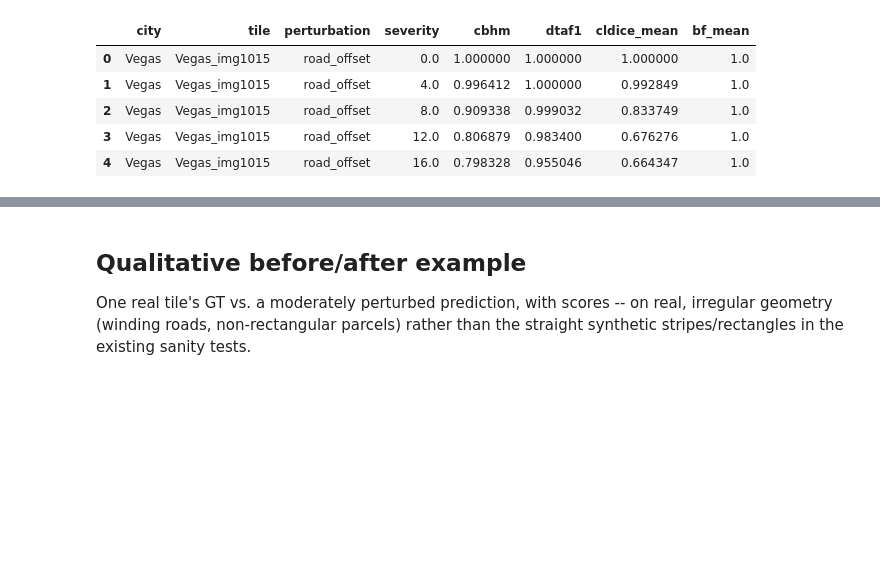
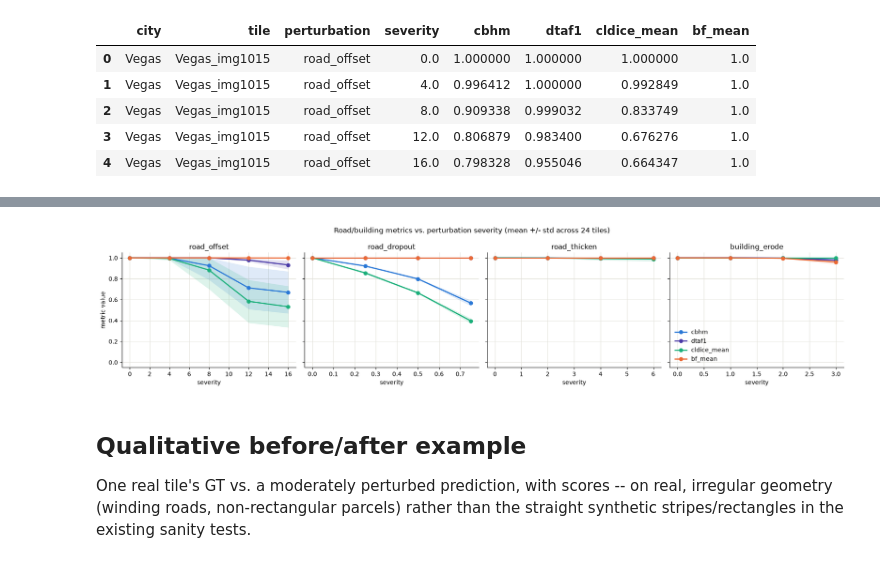
Before and after one commit to DanielZGeorge/PLEM, a Jupyter notebook: notebooks/real_data_evaluation.ipynb, the cells around one changed output, grey strips where cells are left out. Cells and saved outputs as stored; diff of their text form; code cells hidden in the pictures; blank space fills up the shorter version.

```diff
--- a/notebooks/real_data_evaluation.ipynb
+++ b/notebooks/real_data_evaluation.ipynb
@@ -23,6 +23,19 @@ from metrics import evaluate_all, point_f1_multiclass
 # CWD set to the notebook's own folder, not the repo root).
 DATA_DIR = Path("..").resolve() / "data"
 CITIES = ["Vegas", "Khartoum"]
+
+# Fixed categorical palette (validated for CVD-safe adjacent contrast --
+# see the dataviz skill's reference palette). Each metric keeps the same
+# color in every chart in this notebook.
+METRIC_COLORS = {
+    "cbhm": "#2a78d6",         # blue
+    "dtaf1": "#4a3aa7",        # violet
+    "cldice_mean": "#1baf7a",  # aqua
+    "bf_mean": "#eb6834",      # orange
+    "point_f1": "#2a78d6",     # blue
+    "precision": "#1baf7a",    # aqua
+    "recall": "#eb6834",       # orange
+}
 # %%
 # Load cached SpaceNet road/building tiles (run spacenet_data_prep.ipynb first)
 spacenet_tiles = []
@@ -162,6 +182,38 @@ summary
 |  | 2.00 | 0.999371 | 0.001435 | 1.000000 | 0.000000 | 0.998747 | 0.002851 | 1.000000 | 0.000000 |
 |  | 4.00 | 0.996587 | 0.008022 | 1.000000 | 0.000000 | 0.993316 | 0.015567 | 1.000000 | 0.000000 |
 |  | 6.00 | 0.994251 | 0.011154 | 1.000000 | 0.000000 | 0.988797 | 0.021525 | 1.000000 | 0.000000 |
+# %%
+# Colorized small multiples: metric value vs. severity, one subplot per
+# perturbation family. Shaded band = +/- 1 std across the 24 real tiles.
+metric_cols = ["cbhm", "dtaf1", "cldice_mean", "bf_mean"]
+
+fig, axes = plt.subplots(1, len(PERTURBATIONS), figsize=(4.5 * len(PERTURBATIONS), 4),
+                          sharey=True)
+for ax, pert_name in zip(axes, PERTURBATIONS):
+    sub = real_results[real_results["perturbation"] == pert_name]
+    stats = sub.groupby("severity")[metric_cols].agg(["mean", "std"])
+    for metric in metric_cols:
+        mean = stats[(metric, "mean")]
+        std = stats[(metric, "std")]
+        color = METRIC_COLORS[metric]
+        ax.plot(mean.index, mean.values, marker="o", color=color, label=metric, linewidth=2)
+        ax.fill_between(mean.index, (mean - std).clip(lower=0), (mean + std).clip(upper=1),
+                         color=color, alpha=0.15, linewidth=0)
+    ax.set_title(pert_name)
+    ax.set_xlabel("severity")
+    ax.set_ylim(-0.05, 1.05)
+    ax.grid(True, color="#e1e0d9", linewidth=0.8)
+    ax.set_axisbelow(True)
+    for spine in ("top", "right"):
+        ax.spines[spine].set_visible(False)
+
+axes[0].set_ylabel("metric value")
+axes[-1].legend(loc="lower left", frameon=False)
+fig.suptitle("Road/building metrics vs. perturbation severity (mean +/- std across 24 tiles)")
+fig.tight_layout()
+plt.show()
+# %% [output]
+[figure, added]
 # %% [markdown]
 ## Qualitative before/after example
 
```
Also changed, not shown: parts of 5 cells of this notebook, 1 other file.
